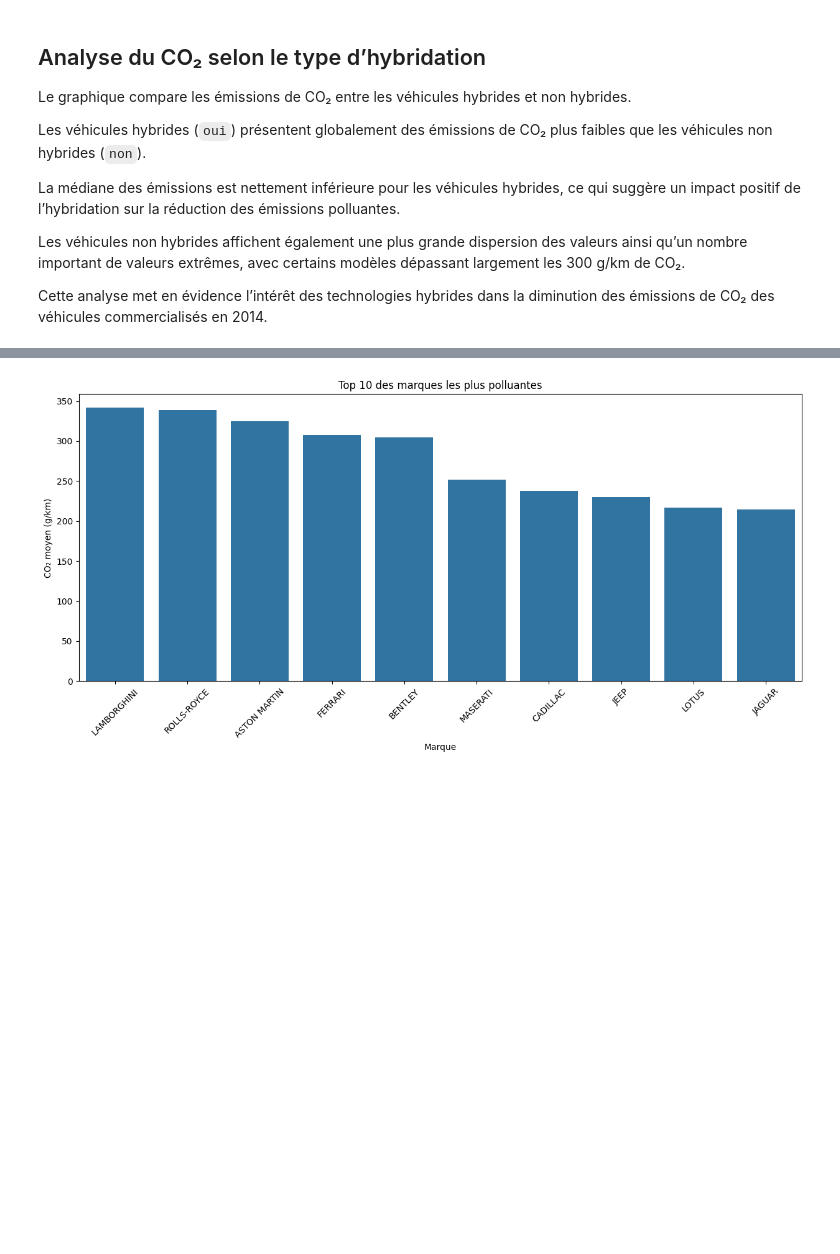
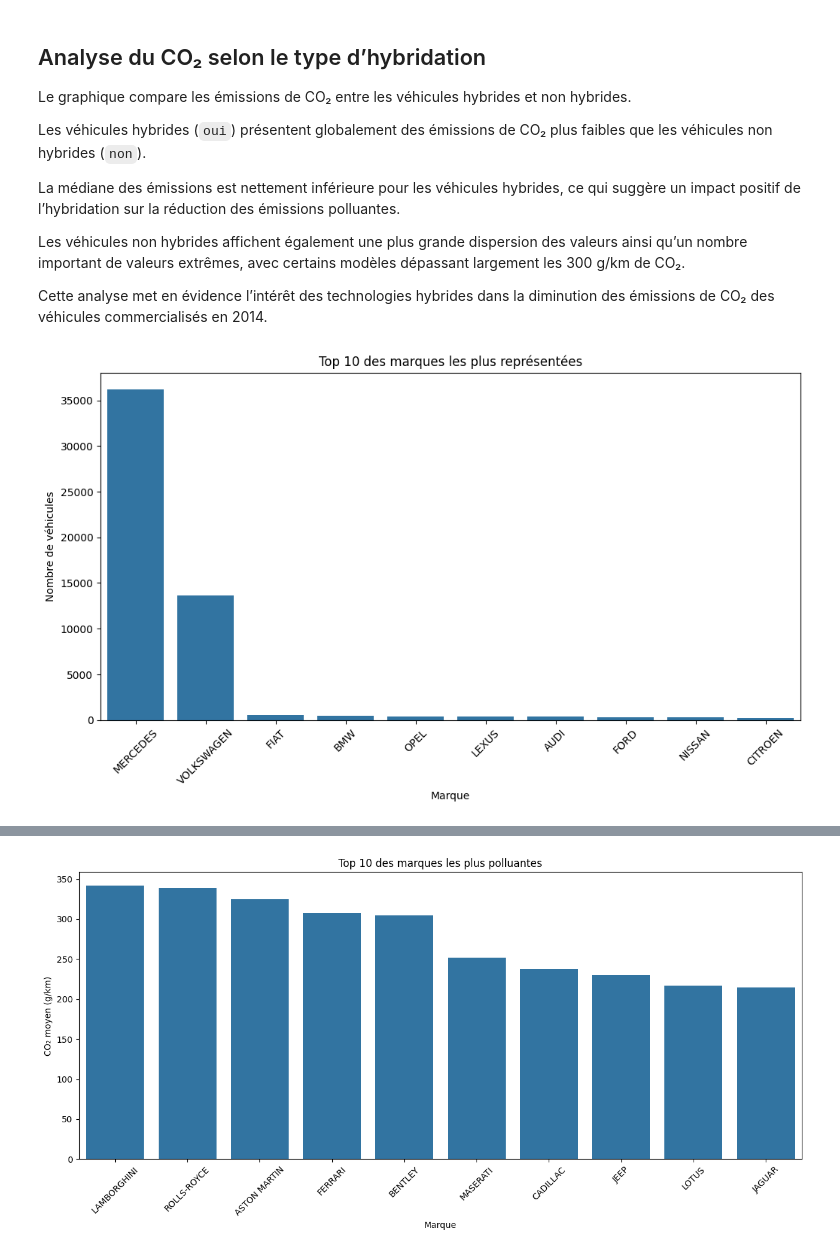
Before and after one commit to LarissaVarnakova/Projet_CO2, a Jupyter notebook: notebooks/eda_aziz.ipynb, the cells around one changed output, grey strips where cells are left out. Saved outputs shown, nothing was run; the diff lists cells and outputs as text; code cells hidden in the pictures; blank space fills up the shorter version.

```diff
--- a/notebooks/eda_aziz.ipynb
+++ b/notebooks/eda_aziz.ipynb
@@ -583,3 +555,27 @@ La médiane des émissions est nettement inférieure pour les véhicules hybride
 Les véhicules non hybrides affichent également une plus grande dispersion des valeurs ainsi qu’un nombre important de valeurs extrêmes, avec certains modèles dépassant largement les 300 g/km de CO₂.
 
 Cette analyse met en évidence l’intérêt des technologies hybrides dans la diminution des émissions de CO₂ des véhicules commercialisés en 2014.
+# %%
+# Top 10 des marques les plus représentées
+
+top_marques_rep = (
+    df_2014['lib_mrq']
+    .value_counts()
+    .head(10)
+)
+
+plt.figure(figsize=(12,6))
+
+sns.barplot(
+    x=top_marques_rep.index,
+    y=top_marques_rep.values
+)
+
+plt.xticks(rotation=45)
+plt.title("Top 10 des marques les plus représentées")
+plt.xlabel("Marque")
+plt.ylabel("Nombre de véhicules")
+
+plt.show()
+# %% [output]
+[figure, added]
```
Also changed, not shown: parts of 7 cells of this notebook.
